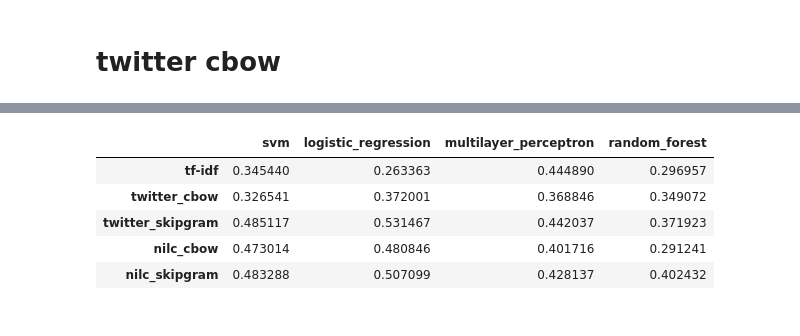
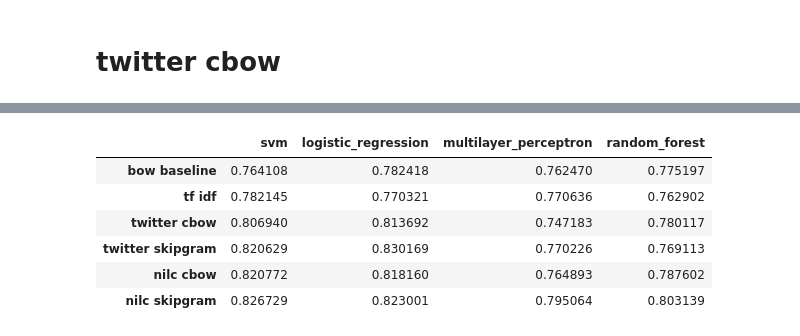
Before and after one commit to JAugusto97/abusive_language_classification, a Jupyter notebook: globoesporte.ipynb, the cells around one changed output, grey strips where cells are left out. Cells and saved outputs as stored; diff of their text form; code cells hidden in the pictures.

```diff
--- a/globoesporte.ipynb
+++ b/globoesporte.ipynb
@@ -260,7 +650,7 @@ for classifier in classifiers:
     gs = GridSearchCV(estimator=classifier['classifier'],
                                 param_grid=classifier['parameters'],
                                 scoring='f1',
-                                verbose=0,
+                                verbose=2,
                                 cv=5,
                                 n_jobs=-1)
 
@@ -308,25 +691,7 @@ y = globoesporte_data['toxico']
-# %%
-# Running Grid Search to find the best model for each classifier
-models = {}
-for classifier in classifiers:
-    gs = GridSearchCV(estimator=classifier['classifier'],
-                                param_grid=classifier['parameters'],
-                                scoring='f1',
-                                verbose=0,
-                                cv=5,
-                                n_jobs=-1)
-
-    gs.fit(X, y)
-    models[classifier['name']] = gs.best_estimator_
 # %%
-nilc_sg_results = {}
+nilc_sg_confusion_matrix = {}
 for name, model in models.items():
-    nilc_sg_results[name] = np.average(cross_val_score(model,
-                                            X,
-                                            y,
-                                            cv=5,
-                                            scoring='f1'))
-
-for name, result in nilc_sg_results.items():
-    print(name+':', result)
+    y_pred = cross_val_predict(model, X, y, cv=5)
+    nilc_sg_confusion_matrix[name] = confusion_matrix(y, y_pred)
+    print(name+'\n',nilc_sg_confusion_matrix[name])
 # %% [output]
@@ -341,17 +710,29 @@ final_results = [tf_idf_results, twitter_cbow_results,
+# %%
+final_results = [bow_results, tf_idf_results, twitter_cbow_results,
+                 twitter_sg_results, nilc_cbow_results, nilc_sg_results]
+
+final_matrices = {'bow baseline': bow_confusion_matrix,
+                  'tf idf':tf_idf_confusion_matrix,
+                  'twitter cbow':twitter_cbow_confusion_matrix,
+                  'twitter skipgram':twitter_sg_confusion_matrix,
+                  'nilc cbow':nilc_cbow_confusion_matrix,
+                  'nilc skipgram':nilc_sg_confusion_matrix}
 # %%
 df = {}
 for result in final_results:
     for name, score in result.items():
         if not df.get(name):
             df[name] = [score]
         else:
             df[name].append(score)
 
-pd.DataFrame(df, index=['tf-idf', 'twitter_cbow','twitter_skipgram','nilc_cbow', 'nilc_skipgram'])
+pd.DataFrame(df, index=['bow baseline', 'tf idf', 'twitter cbow',
+                        'twitter skipgram', 'nilc cbow', 'nilc skipgram'])
 # %% [output]
 |  | svm | logistic_regression | multilayer_perceptron | random_forest |
-| tf-idf | 0.345440 | 0.263363 | 0.444890 | 0.296957 |
-| twitter_cbow | 0.326541 | 0.372001 | 0.368846 | 0.349072 |
-| twitter_skipgram | 0.485117 | 0.531467 | 0.442037 | 0.371923 |
-| nilc_cbow | 0.473014 | 0.480846 | 0.401716 | 0.291241 |
-| nilc_skipgram | 0.483288 | 0.507099 | 0.428137 | 0.402432 |
+| bow baseline | 0.764108 | 0.782418 | 0.762470 | 0.775197 |
+| tf idf | 0.782145 | 0.770321 | 0.770636 | 0.762902 |
+| twitter cbow | 0.806940 | 0.813692 | 0.747183 | 0.780117 |
+| twitter skipgram | 0.820629 | 0.830169 | 0.770226 | 0.769113 |
+| nilc cbow | 0.820772 | 0.818160 | 0.764893 | 0.787602 |
+| nilc skipgram | 0.826729 | 0.823001 | 0.795064 | 0.803139 |
```
Also changed, not shown: parts of 50 cells of this notebook, 1 other file.
